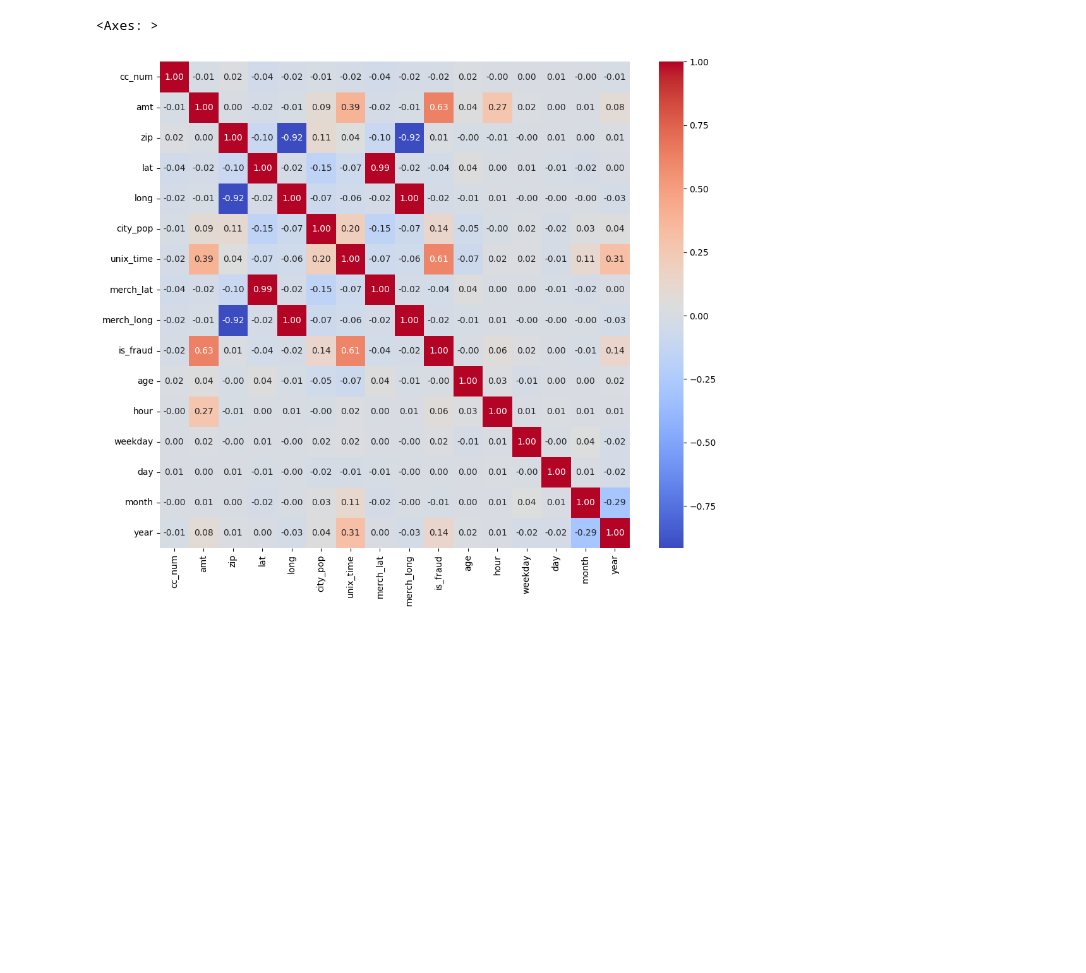
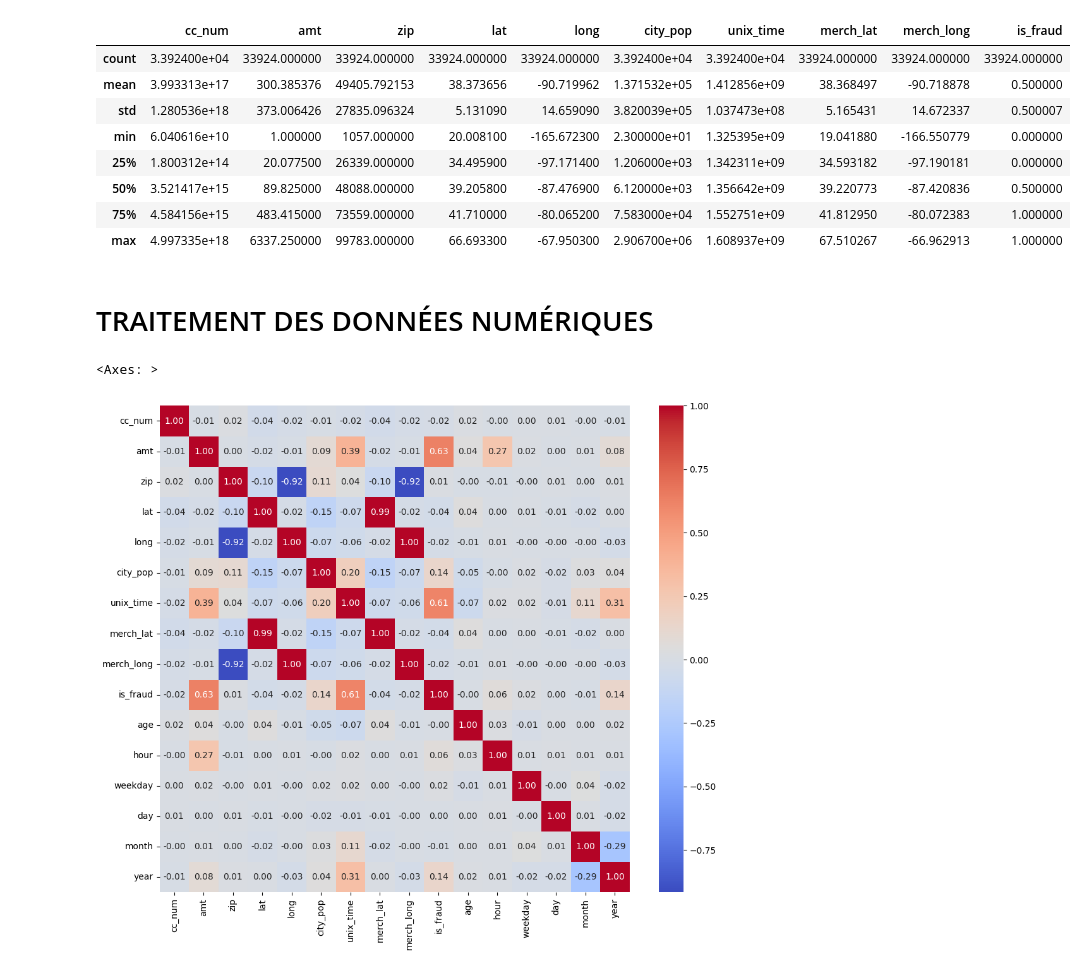
Before and after one commit to SoufianeEloulji/credit-card-transactions-fraud-detection, a Jupyter notebook: src/processing.ipynb, the cells around one changed output. Saved outputs shown, nothing was run; the diff lists cells and outputs as text; code cells hidden in the pictures; blank space fills up the shorter version.

```diff
--- a/src/processing.ipynb
+++ b/src/processing.ipynb
@@ -26,3 +43,17 @@ memory usage: 5.7+ MB
+# %%
+data.describe()
+# %% [output]
+|  | cc_num | amt | zip | lat | long | city_pop | unix_time | merch_lat | merch_long | is_fraud |
+| count | 3.392400e+04 | 33924.000000 | 33924.000000 | 33924.000000 | 33924.000000 | 3.392400e+04 | 3.392400e+04 | 33924.000000 | 33924.000000 | 33924.000000 |
+| mean | 3.993313e+17 | 300.385376 | 49405.792153 | 38.373656 | -90.719962 | 1.371532e+05 | 1.412856e+09 | 38.368497 | -90.718878 | 0.500000 |
+| std | 1.280536e+18 | 373.006426 | 27835.096324 | 5.131090 | 14.659090 | 3.820039e+05 | 1.037473e+08 | 5.165431 | 14.672337 | 0.500007 |
+| min | 6.040616e+10 | 1.000000 | 1057.000000 | 20.008100 | -165.672300 | 2.300000e+01 | 1.325395e+09 | 19.041880 | -166.550779 | 0.000000 |
+| 25% | 1.800312e+14 | 20.077500 | 26339.000000 | 34.495900 | -97.171400 | 1.206000e+03 | 1.342311e+09 | 34.593182 | -97.190181 | 0.000000 |
+| 50% | 3.521417e+15 | 89.825000 | 48088.000000 | 39.205800 | -87.476900 | 6.120000e+03 | 1.356642e+09 | 39.220773 | -87.420836 | 0.500000 |
+| 75% | 4.584156e+15 | 483.415000 | 73559.000000 | 41.710000 | -80.065200 | 7.583000e+04 | 1.552751e+09 | 41.812950 | -80.072383 | 1.000000 |
+| max | 4.997335e+18 | 6337.250000 | 99783.000000 | 66.693300 | -67.950300 | 2.906700e+06 | 1.608937e+09 | 67.510267 | -66.962913 | 1.000000 |
+# %% [markdown]
+# TRAITEMENT DES DONNÉES NUMÉRIQUES
 # %%
 data['trans_date_trans_time'] = pd.to_datetime(data['trans_date_trans_time'])
 data['dob'] = pd.to_datetime(data['dob'])
```
Also changed, not shown: parts of 28 cells of this notebook, 2 other files.
